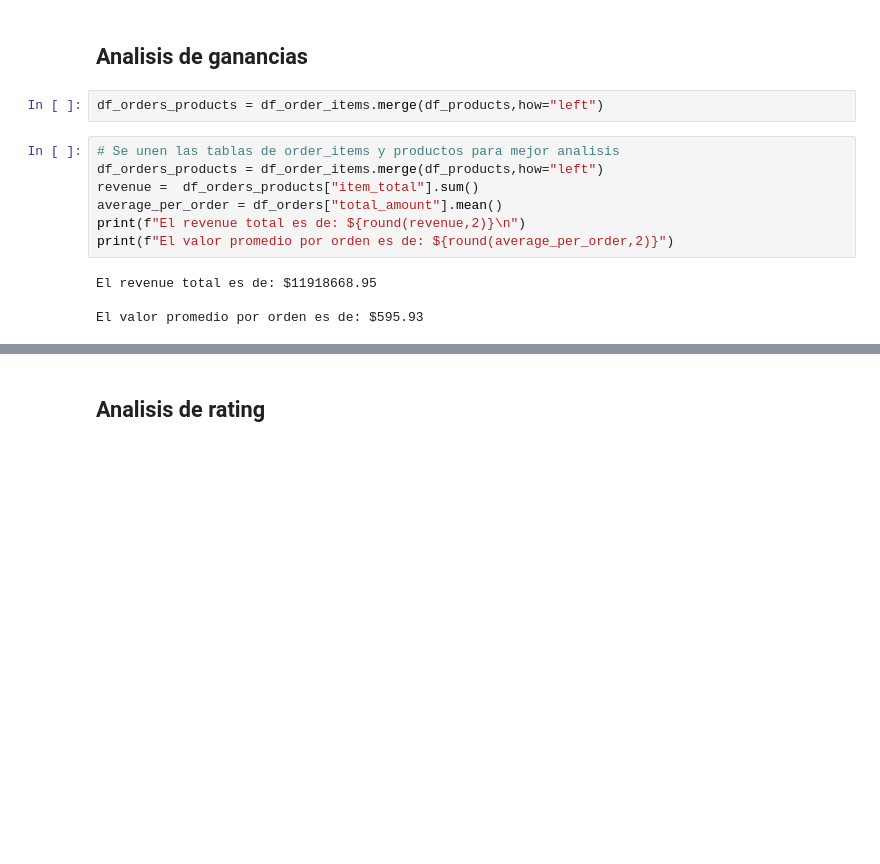
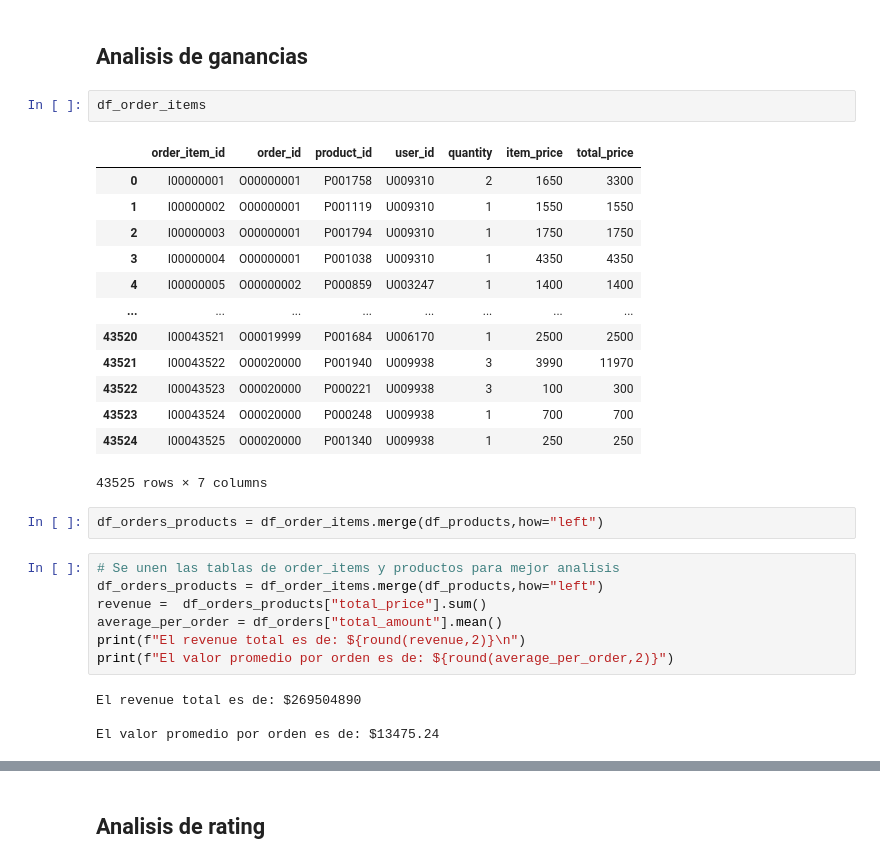
Before and after one commit to IvanFM888/PF-Quantum_Insights, a Jupyter notebook: EDA.ipynb, the cells around one changed output, grey strips where cells are left out. Drawn from its saved outputs; the diff is of its cells as text; blank space fills up the shorter version.

```diff
--- a/EDA.ipynb
+++ b/EDA.ipynb
@@ -322,17 +331,33 @@ KeyError: 'order_status'
 *Se comparan 2 estados de pedidos, se puede ver que hay meses donde los pedidos tienen mayor numero de estados cancelados que completados, lo cual puede significar perdidas de ganancias en la compañia, se sugiere una revision operacional en el tema de envios de los productos y mejorar los tiempos de entrega*
 # %% [markdown]
 ## Analisis de ganancias
+# %%
+df_order_items
+# %% [output]
+|  | order_item_id | order_id | product_id | user_id | quantity | item_price | total_price |
+| 0 | I00000001 | O00000001 | P001758 | U009310 | 2 | 1650 | 3300 |
+| 1 | I00000002 | O00000001 | P001119 | U009310 | 1 | 1550 | 1550 |
+| 2 | I00000003 | O00000001 | P001794 | U009310 | 1 | 1750 | 1750 |
+| 3 | I00000004 | O00000001 | P001038 | U009310 | 1 | 4350 | 4350 |
+| 4 | I00000005 | O00000002 | P000859 | U003247 | 1 | 1400 | 1400 |
+| ... | ... | ... | ... | ... | ... | ... | ... |
+| 43520 | I00043521 | O00019999 | P001684 | U006170 | 1 | 2500 | 2500 |
+| 43521 | I00043522 | O00020000 | P001940 | U009938 | 3 | 3990 | 11970 |
+| 43522 | I00043523 | O00020000 | P000221 | U009938 | 3 | 100 | 300 |
+| 43523 | I00043524 | O00020000 | P000248 | U009938 | 1 | 700 | 700 |
+| 43524 | I00043525 | O00020000 | P001340 | U009938 | 1 | 250 | 250 |
+43525 rows × 7 columns
 # %%
 df_orders_products = df_order_items.merge(df_products,how="left")
 # %%
 # Se unen las tablas de order_items y productos para mejor analisis
 df_orders_products = df_order_items.merge(df_products,how="left")
-revenue =  df_orders_products["item_total"].sum()
+revenue =  df_orders_products["total_price"].sum()
 average_per_order = df_orders["total_amount"].mean()
 print(f"El revenue total es de: ${round(revenue,2)}\n")
 print(f"El valor promedio por orden es de: ${round(average_per_order,2)}")
 # %% [output]
-El revenue total es de: $11918668.95
+El revenue total es de: $269504890
 
-El valor promedio por orden es de: $595.93
+El valor promedio por orden es de: $13475.24
 # %%
```
Also changed, not shown: parts of 14 cells of this notebook.
